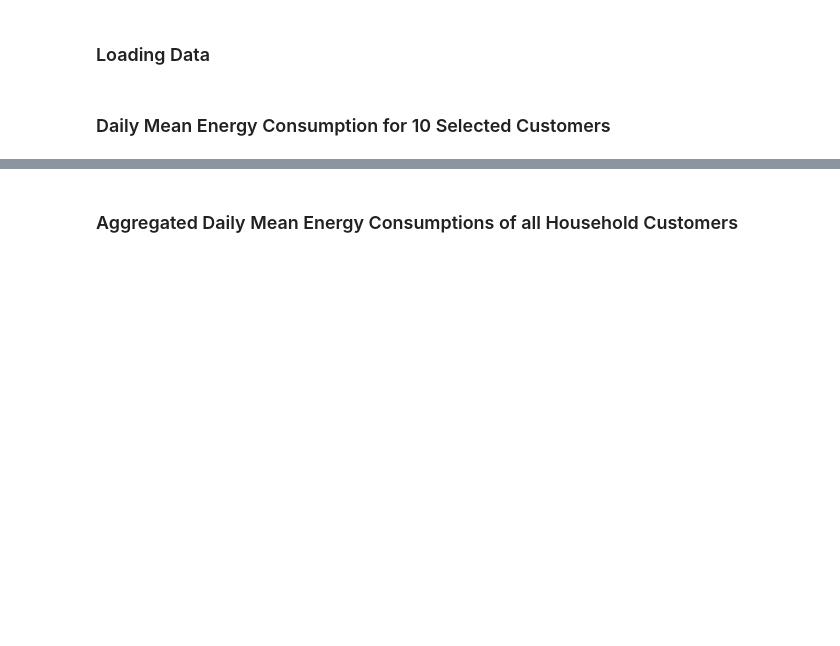
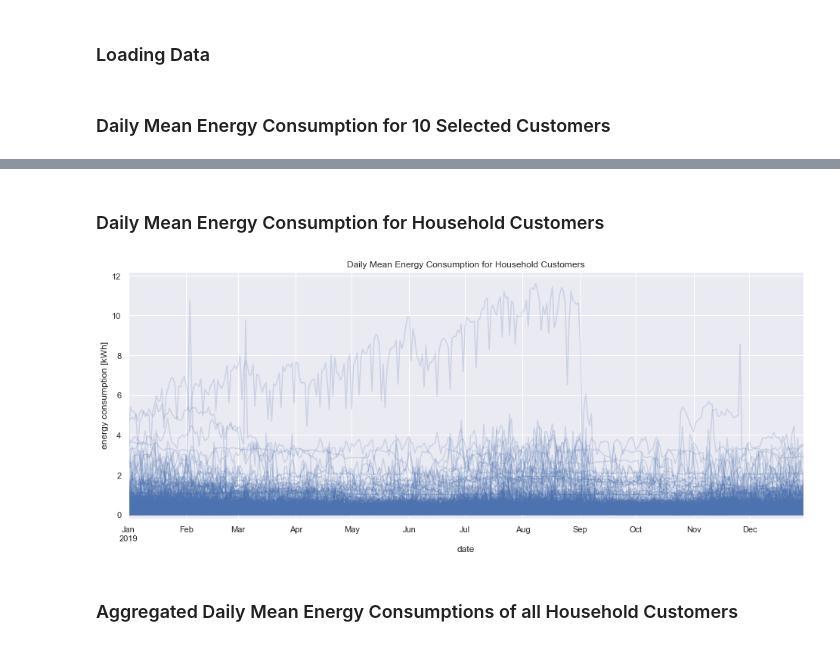
Before and after one commit to deepinsights-analytica/ieee-icpse2021-paper, a Jupyter notebook: notebooks/A2_DataExploration.ipynb, the cells around one changed output, grey strips where cells are left out. Cells and saved outputs as stored; diff of their text form; code cells hidden in the pictures; blank space fills up the shorter version.

```diff
--- a/notebooks/A2_DataExploration.ipynb
+++ b/notebooks/A2_DataExploration.ipynb
@@ -123,3 +123,11 @@ _ = consumptions_daily_mean.loc[:,selected_customers].plot(ylabel='energy consum
+# %% [markdown]
+### Daily Mean Energy Consumption for Household Customers
+# %%
+_ = consumptions_daily_mean.loc[:,households].plot(color='b', alpha=0.2, ylabel='energy consumption [kWh]',
+                        title='Daily Mean Energy Consumption for Household Customers', legend=False,
+                                                          ylim=(-0.2,12.2))
+# %% [output]
+[figure, added]
 # %% [markdown]
 ### Aggregated Daily Mean Energy Consumptions of all Household Customers
 # %%
```
Also changed, not shown: parts of 4 cells of this notebook.
